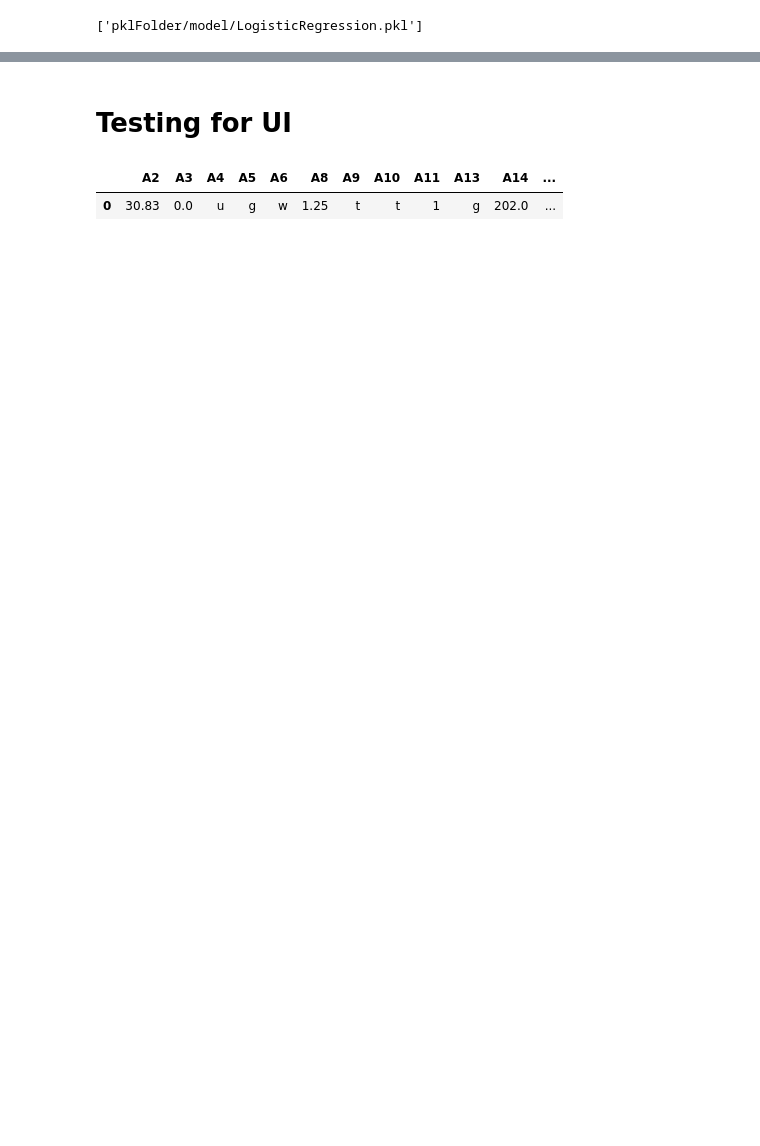
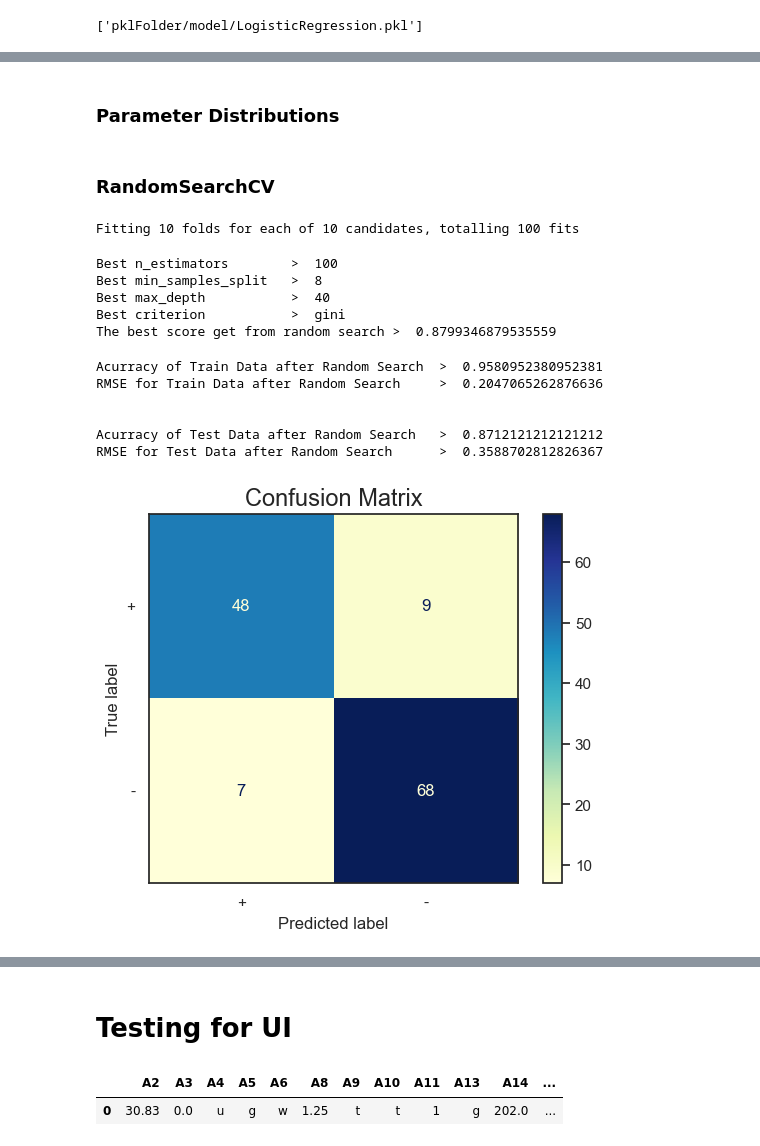
Before and after one commit to crabbbb/Credit-Approval, a Jupyter notebook: New CreditApproval Process.ipynb, the cells around one changed output, grey strips where cells are left out. Saved outputs shown, nothing was run; the diff lists cells and outputs as text; code cells hidden in the pictures; blank space fills up the shorter version.

```diff
--- a/New CreditApproval Process.ipynb
+++ b/New CreditApproval Process.ipynb
@@ -1541,0 +1742,2 @@ LogisticRegression > [1.] ( true )
+# %% [markdown]
+### Parameter Distributions
@@ -1541,0 +1765,23 @@ LogisticRegression > [1.] ( true )
+# %% [markdown]
+### RandomSearchCV
+# %%
+random_forest_model_RS = RandomForestClassifier()
+
+random_search = RandomizedSearchCV(estimator = random_forest_model_RS, param_distributions = param_grid, cv = 10, scoring = 'accuracy', verbose = 1, n_jobs = -1)
+random_forest_model_RS = random_search.fit(rescaledX_train, y_train)
+# %% [output]
+Fitting 10 folds for each of 10 candidates, totalling 100 fits
+# %%
+# Get the best parameters and the best score
+print("Best n_estimators        > ", random_forest_model_RS.best_params_['n_estimators'])
+print("Best min_samples_split   > ", random_forest_model_RS.best_params_['min_samples_split'])
+print("Best max_depth           > ", random_forest_model_RS.best_params_['max_depth'])
+print("Best criterion           > ", random_forest_model_RS.best_params_['criterion'])
+
+print("The best score get from random search > ", random_forest_model_RS.best_score_)
+# %% [output]
+Best n_estimators        >  100
+Best min_samples_split   >  8
+Best max_depth           >  40
+Best criterion           >  gini
+The best score get from random search >  0.8799346879535559
@@ -1541,0 +1792,23 @@ LogisticRegression > [1.] ( true )
+# %%
+# display the RMSE and accuracy for both test and train
+print("Acurracy of Train Data after Random Search  > ", accuracy_score(y_train, y_pred_rfrs_train))
+print("RMSE for Train Data after Random Search     > ", np.sqrt(mean_squared_error(y_train, y_pred_rfrs_train)))
+print("\n")
+print("Acurracy of Test Data after Random Search   > ", accuracy_score(y_test, y_pred_rfrs_test))
+print("RMSE for Test Data after Random Search      > ", np.sqrt(mean_squared_error(y_test, y_pred_rfrs_test)))
+# %% [output]
+Acurracy of Train Data after Random Search  >  0.9580952380952381
+RMSE for Train Data after Random Search     >  0.2047065262876636
+
+
+Acurracy of Test Data after Random Search   >  0.8712121212121212
+RMSE for Test Data after Random Search      >  0.3588702812826367
+# %%
+confusion_rf_RS = confusion_matrix(y_test, y_pred_rf_test)
+
+diagram = ConfusionMatrixDisplay(confusion_matrix=confusion_rf_RS, display_labels=['+', '-'])
+diagram.plot(cmap=plt.cm.YlGnBu)
+plt.title('Confusion Matrix', fontsize=17)
+plt.show()
+# %% [output]
+[figure, added]
```
Also changed, not shown: parts of 121 cells of this notebook, 7 other files.
